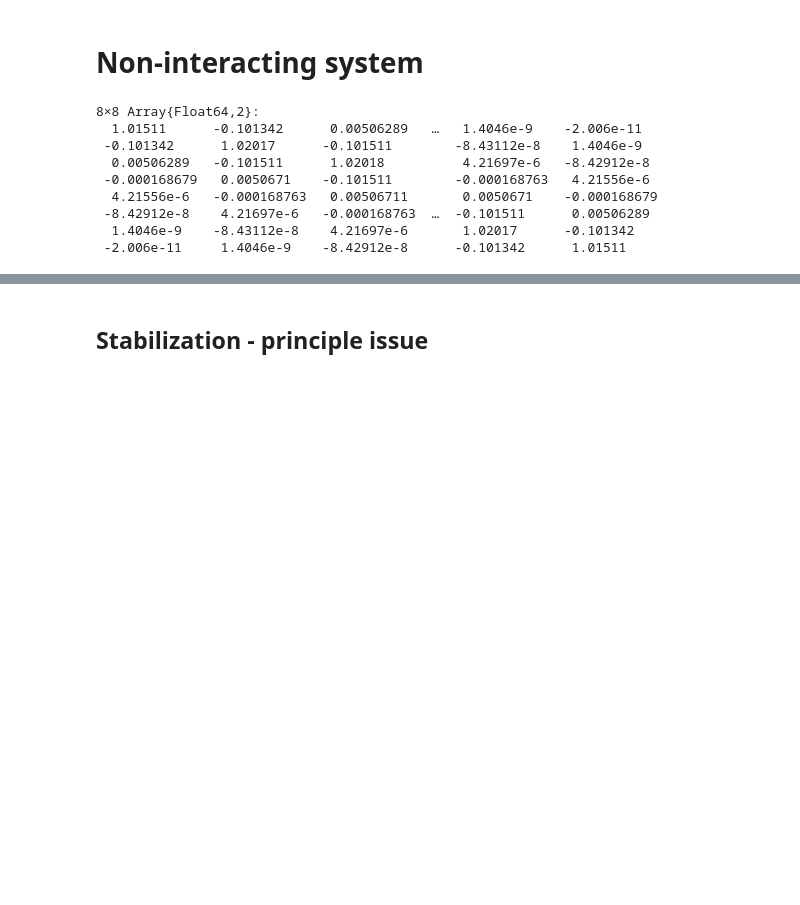
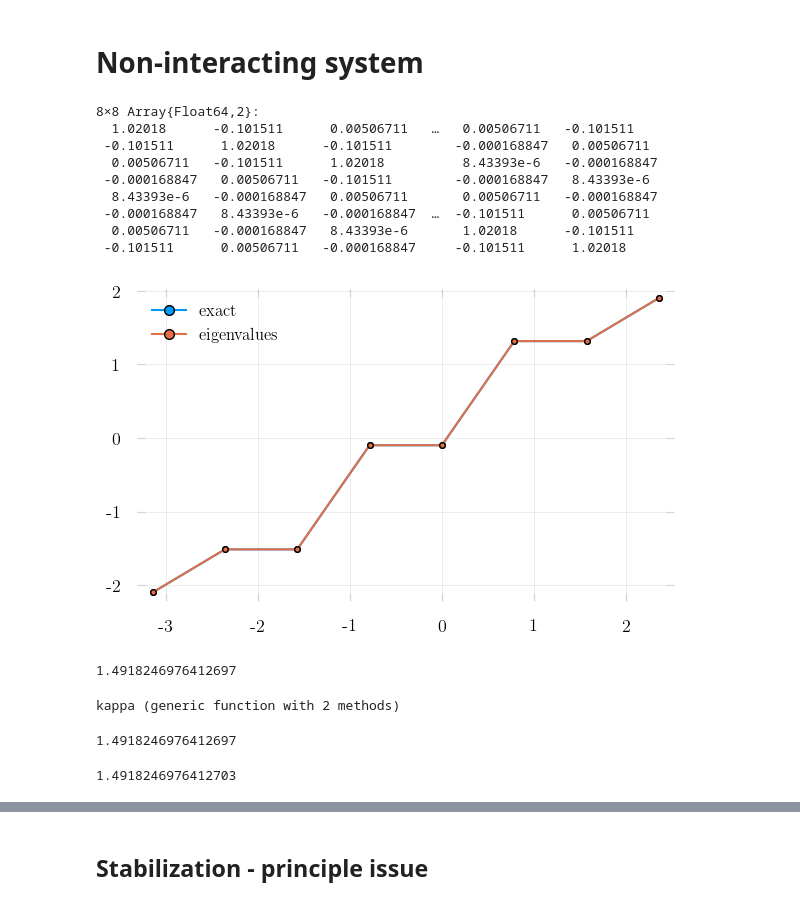
Before and after one commit to carstenbauer/StableDQMC.jl, a Jupyter notebook: notebooks/accuracy.ipynb, the cells around one changed output, grey strips where cells are left out. Saved outputs shown, nothing was run; the diff lists cells and outputs as text; code cells hidden in the pictures; blank space fills up the shorter version.

```diff
--- a/notebooks/accuracy.ipynb
+++ b/notebooks/accuracy.ipynb
@@ -103,15 +88,33 @@ B = [0.975173 0.0971936 0.192475 0.0191836 0.0 0.0 0.0 0.0; 0.0971936 0.975173 0
 # Non-interacting system
 # %%
 n = 8
-T = diagm(-1 => fill(1, n-1), 1 => fill(1, n-1), 0 => fill(-0.1, n))
-B = exp(-0.1 .* T)
+t = -1
+μ = -0.1
+Δτ = 0.1
+T = diagm(-1 => fill(-t, n-1), 1 => fill(-t, n-1), 0 => fill(μ, n))
+
+# PBC
+T[1,end] = -t
+T[end,1] = -t
+
+B = exp(-Δτ .* T)
 # %% [output]
 8×8 Array{Float64,2}:
-  1.01511      -0.101342      0.00506289   …   1.4046e-9    -2.006e-11
- -0.101342      1.02017      -0.101511        -8.43112e-8    1.4046e-9
-  0.00506289   -0.101511      1.02018          4.21697e-6   -8.42912e-8
- -0.000168679   0.0050671    -0.101511        -0.000168763   4.21556e-6
-  4.21556e-6   -0.000168763   0.00506711       0.0050671    -0.000168679
- -8.42912e-8    4.21697e-6   -0.000168763  …  -0.101511      0.00506289
-  1.4046e-9    -8.43112e-8    4.21697e-6       1.02017      -0.101342
- -2.006e-11     1.4046e-9    -8.42912e-8      -0.101342      1.01511
+  1.02018      -0.101511      0.00506711   …   0.00506711   -0.101511
+ -0.101511      1.02018      -0.101511        -0.000168847   0.00506711
+  0.00506711   -0.101511      1.02018          8.43393e-6   -0.000168847
+ -0.000168847   0.00506711   -0.101511        -0.000168847   8.43393e-6
+  8.43393e-6   -0.000168847   0.00506711       0.00506711   -0.000168847
+ -0.000168847   8.43393e-6   -0.000168847  …  -0.101511      0.00506711
+  0.00506711   -0.000168847   8.43393e-6       1.02018      -0.101511
+ -0.101511      0.00506711   -0.000168847     -0.101511      1.02018
+# %%
+# Compare to exact discretized energies
+ks = LinRange(-pi, pi, n+1)[1:end-1]
+ϵ(k) = -2*t*cos(k) + μ
+sort(ϵ.(ks))
+
+plot(ks, sort(ϵ.(ks)), marker=:dot, label="exact")
+plot!(ks, eigvals(T), marker=:dot, label="eigenvalues")
+# %% [output]
+[figure, added]
@@ -117,0 +126,16 @@ B = exp(-0.1 .* T)
+# %%
+cond(B)
+# %% [output]
+1.4918246976412697
+# %%
+kappa(N) = exp(4abs(t)*N*Δτ)
+# %% [output]
+kappa (generic function with 2 methods)
+# %%
+cond(B)
+# %% [output]
+1.4918246976412697
+# %%
+kappa(1)
+# %% [output]
+1.4918246976412703
```
Also changed, not shown: parts of 18 cells of this notebook, 7 other files.
